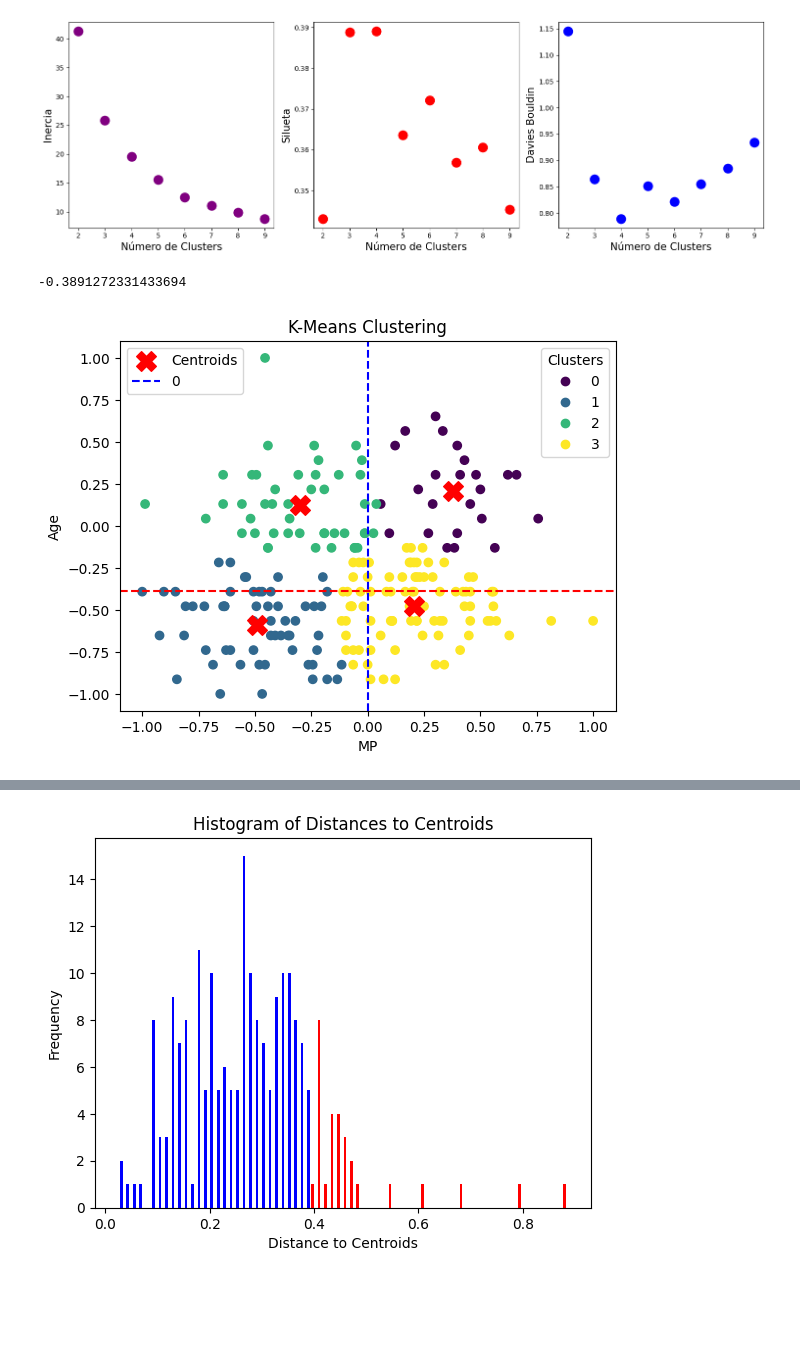
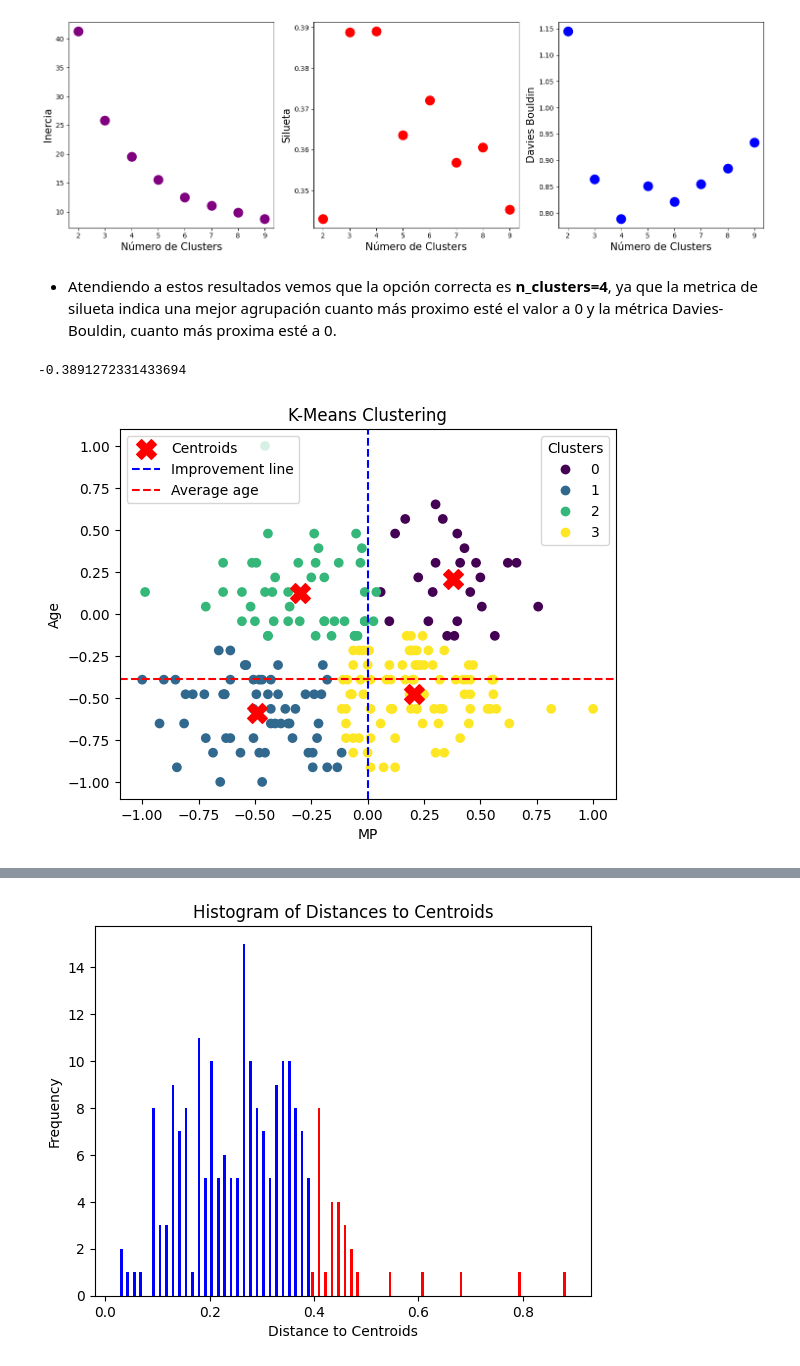
Before and after one commit to RoiRT/Anomalous_clustering_NBAplayers, a Jupyter notebook: IMDB.ipynb, the cells around one changed output, grey strips where cells are left out. Saved outputs shown, nothing was run; the diff lists cells and outputs as text; code cells hidden in the pictures; blank space fills up the shorter version.

```diff
--- a/IMDB.ipynb
+++ b/IMDB.ipynb
@@ -80,6 +85,8 @@ plt.tight_layout()
 plt.show()
 # %% [output]
 [figure]
+# %% [markdown]
+- Atendiendo a estos resultados vemos que la opción correcta es **n_clusters=4**, ya que la metrica de silueta indica una mejor agrupación cuanto más proximo esté el valor a 0 y la métrica Davies-Bouldin, cuanto más proxima esté a 0.
 # %%
 kmeans = KMeans(n_clusters=4, random_state=42).fit(X)
 # %%
@@ -96,22 +103,22 @@ print(x_mean_norm)
 # %%
 labels = kmeans.labels_
 centroids = kmeans.cluster_centers_
 
 fig, ax = plt.subplots()
 
 scatter1 = plt.scatter(X[:, 0], X[:, 1], c=labels, cmap='viridis')
 legend1 = ax.legend(*scatter1.legend_elements(), title="Clusters", loc='upper right')
 ax.add_artist(legend1)
 scatter2 = plt.scatter(centroids[:, 0], centroids[:, 1], c='red', marker='X', s=200, label="Centroids")
 
-plt.axvline(x=0, color='blue', linestyle='--', label="0")
-plt.axhline(y=x_mean_norm, color='red', linestyle='--', label="")
+plt.axvline(x=0, color='blue', linestyle='--', label="Improvement line")
+plt.axhline(y=x_mean_norm, color='red', linestyle='--', label="Average age")
 
 ax.legend(loc="upper left")
 
 plt.xlabel(a)
 plt.ylabel(b)
 plt.title('K-Means Clustering')
 plt.show()
 # %% [output]
-[figure, old version]
+[figure, new version]
```
Also changed, not shown: parts of 16 cells of this notebook.
